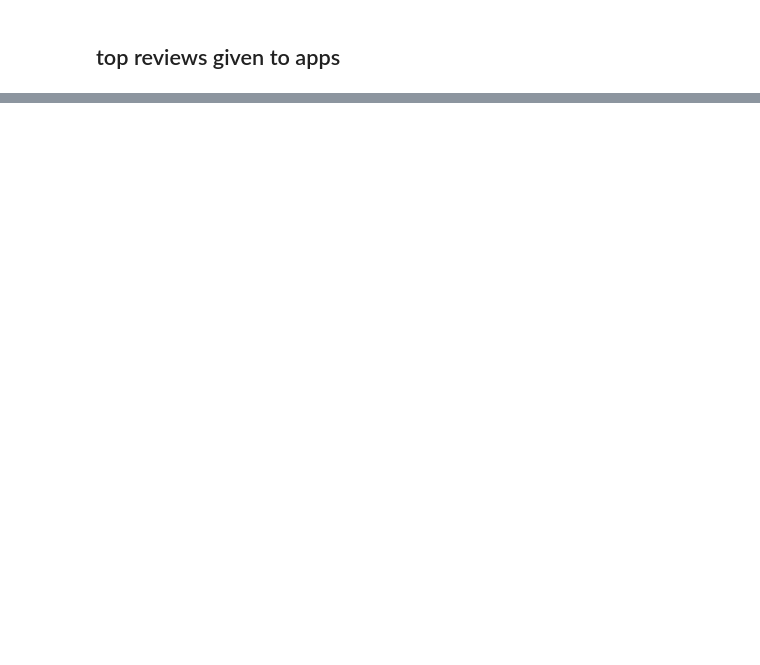
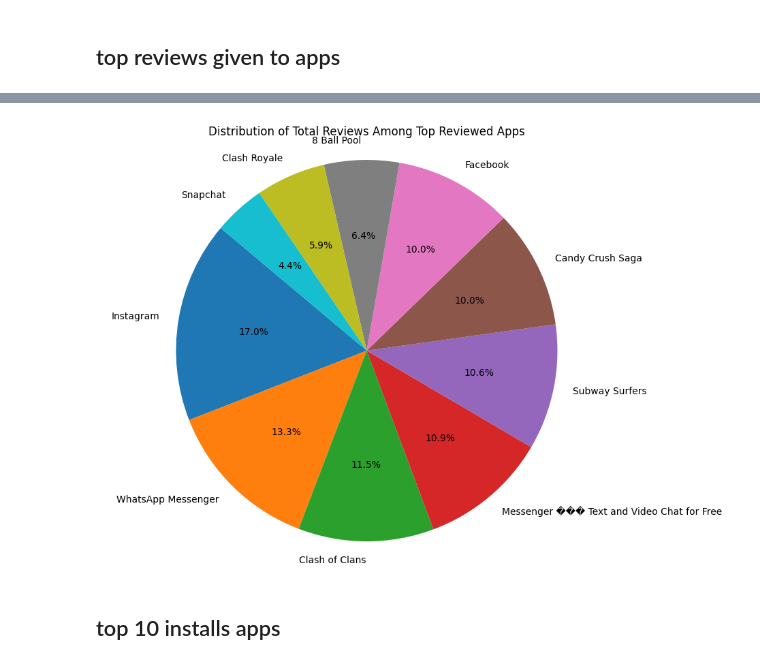
Before and after one commit to danaelshrbiny10/pyspark-playstore, a Jupyter notebook: playstore.ipynb, the cells around one changed output, grey strips where cells are left out. Saved outputs shown, nothing was run; the diff lists cells and outputs as text; code cells hidden in the pictures; blank space fills up the shorter version.

```diff
--- a/playstore.ipynb
+++ b/playstore.ipynb
@@ -181,0 +202,14 @@ only showing top 20 rows
+# %%
+# Top 10 reviewed apps
+top_10_apps = df_reviews.head(10)
+
+# Plotting the pie chart
+plt.figure(figsize=(10, 8))
+plt.pie(top_10_apps['TotalReviews'], labels=top_10_apps['App'], autopct='%1.1f%%', startangle=140)
+plt.title('Distribution of Total Reviews Among Top Reviewed Apps')
+plt.axis('equal')  # Equal aspect ratio ensures that pie is drawn as a circle
+plt.show()
+# %% [output]
+[figure, added]
+# %% [markdown]
+## top 10 installs apps
```
Also changed, not shown: parts of 36 cells of this notebook, 3 other files.
